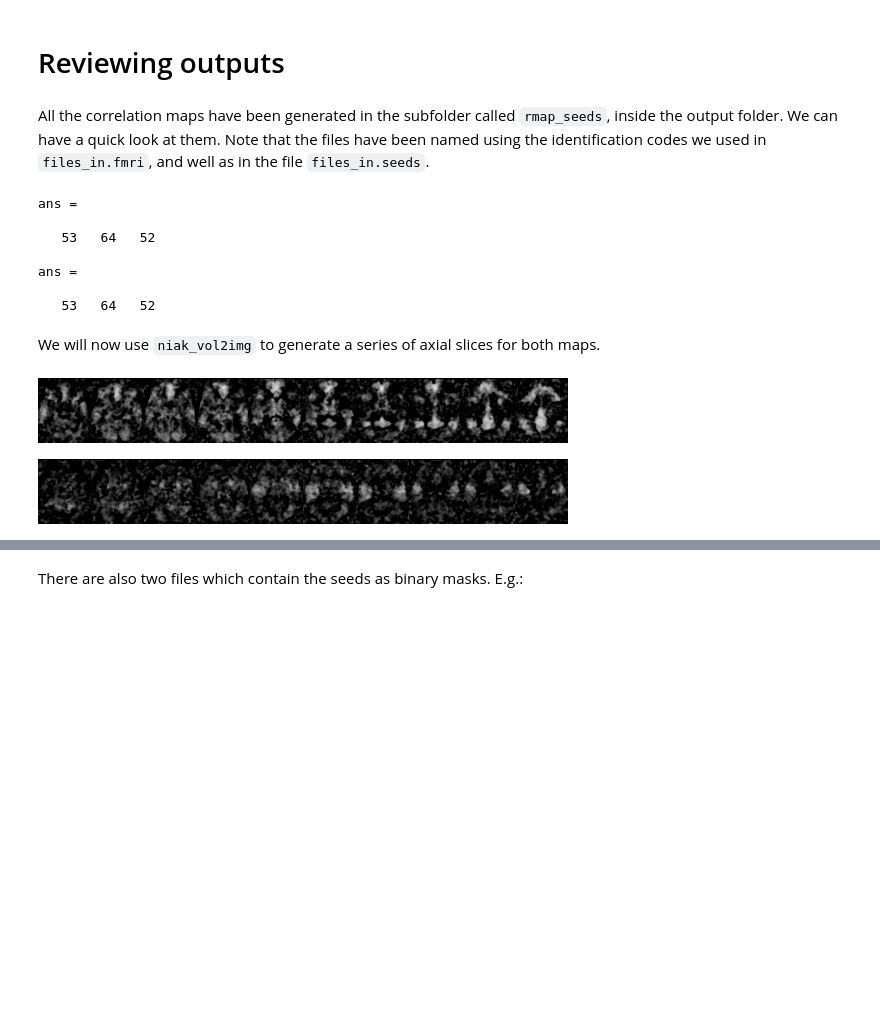
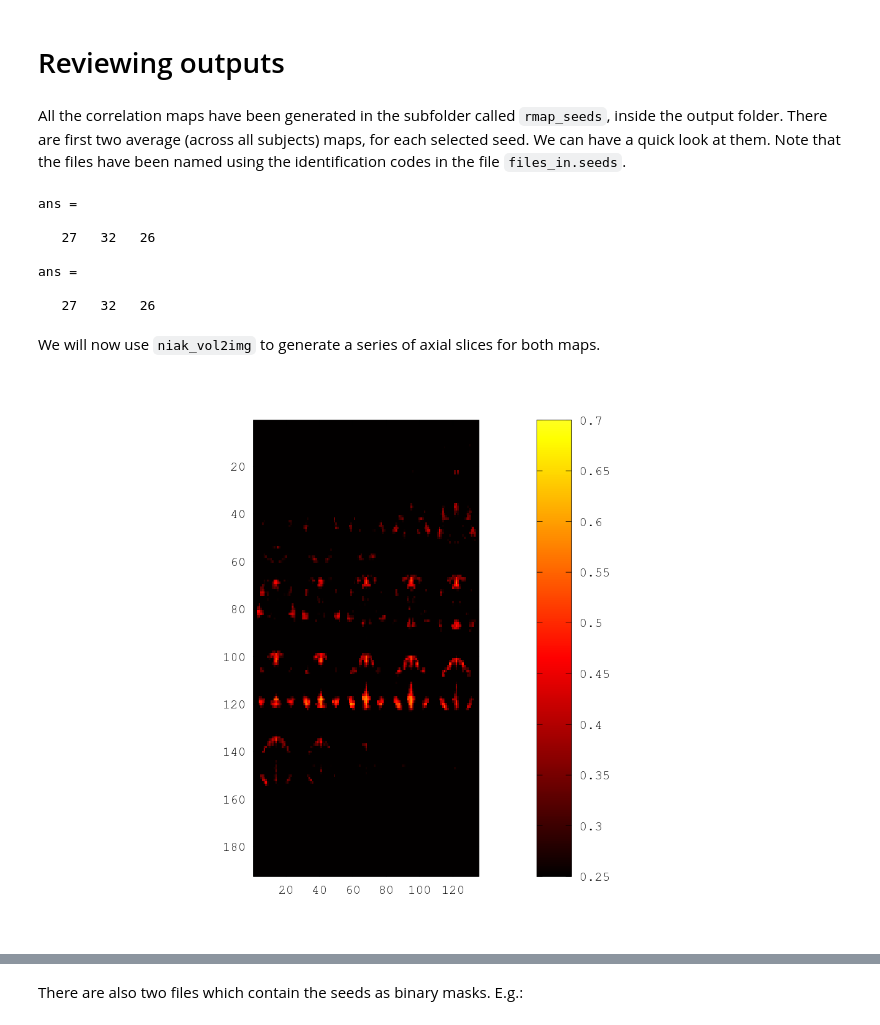
Before and after one commit to SIMEXP/niak_tutorials, a Jupyter notebook: connectome/niak_tutorial_rmap_connectome.ipynb, the cells around one changed output, grey strips where cells are left out. Cells and saved outputs as stored; diff of their text form; code cells hidden in the pictures; blank space fills up the shorter version.

```diff
--- a/connectome/niak_tutorial_rmap_connectome.ipynb
+++ b/connectome/niak_tutorial_rmap_connectome.ipynb
@@ -79,10 +92,10 @@ All jobs have been successfully completed.
 # %% [markdown]
 # Reviewing outputs
 # %% [markdown]
-All the correlation maps have been generated in the subfolder called `rmap_seeds`, inside the output folder. We can have a quick look at them. Note that the files have been named using the identification codes we used in `files_in.fmri`, and well as in the file `files_in.seeds`.
+All the correlation maps have been generated in the subfolder called `rmap_seeds`, inside the output folder. There are first two average (across all subjects) maps, for each selected seed. We can have a quick look at them. Note that the files have been named using the identification codes in the file `files_in.seeds`.
 # %%
-file_dmn   = [opt.folder_out filesep 'rmap_seeds' filesep 'rmap_subject1_DMN.nii.gz'];
-file_motor = [opt.folder_out filesep 'rmap_seeds' filesep 'rmap_subject1_MOTOR.nii.gz'];
+file_dmn   = [opt.folder_out filesep 'rmap_seeds' filesep 'average_rmap_DMN.nii.gz'];
+file_motor = [opt.folder_out filesep 'rmap_seeds' filesep 'average_rmap_MOTOR.nii.gz'];
 [hdr,rmap_dmn]   = niak_read_vol(file_dmn);
 [hdr,rmap_motor] = niak_read_vol(file_motor);
 size(rmap_dmn)
@@ -90,26 +103,18 @@ size(rmap_motor)
 # %% [output]
 ans =
 
-   53   64   52
+   27   32   26
 
 ans =
 
-   53   64   52
+   27   32   26
 # %% [markdown]
 We will now use `niak_vol2img` to generate a series of axial slices for both maps.
-# %%
-% The default-mode network
-coord = linspace(-20,40,10)';
-coord = repmat(coord,[1 3]);
-opt_v = struct;
-opt_v.type_view = 'axial';
-img_dmn = niak_vol2img(hdr,rmap_dmn,coord,opt_v);
-imshow(img_dmn,[0,1])
-# %% [output]
-[figure, removed]
-# %%
-% The sensorimotor network
-img_motor = niak_vol2img(hdr,rmap_motor,coord,opt_v);
-imshow(img_motor,[0,1])
-# %% [output]
-[figure, removed]
+# %%
+% The default-mode network
+opt_v = struct;
+opt_v.vol_limits = [0.25 0.7];
+opt_v.type_color = 'hot_cold';
+niak_montage(rmap_dmn,opt_v)
+# %% [output]
+[figure, added]
```
Also changed, not shown: parts of 14 cells of this notebook, 1 other file.
